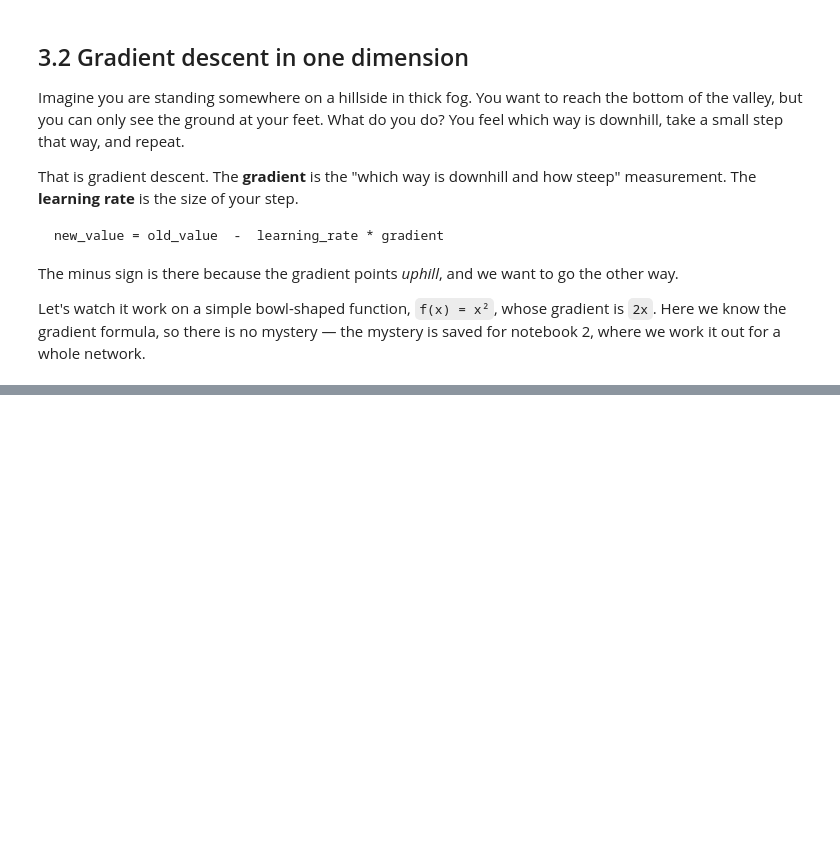
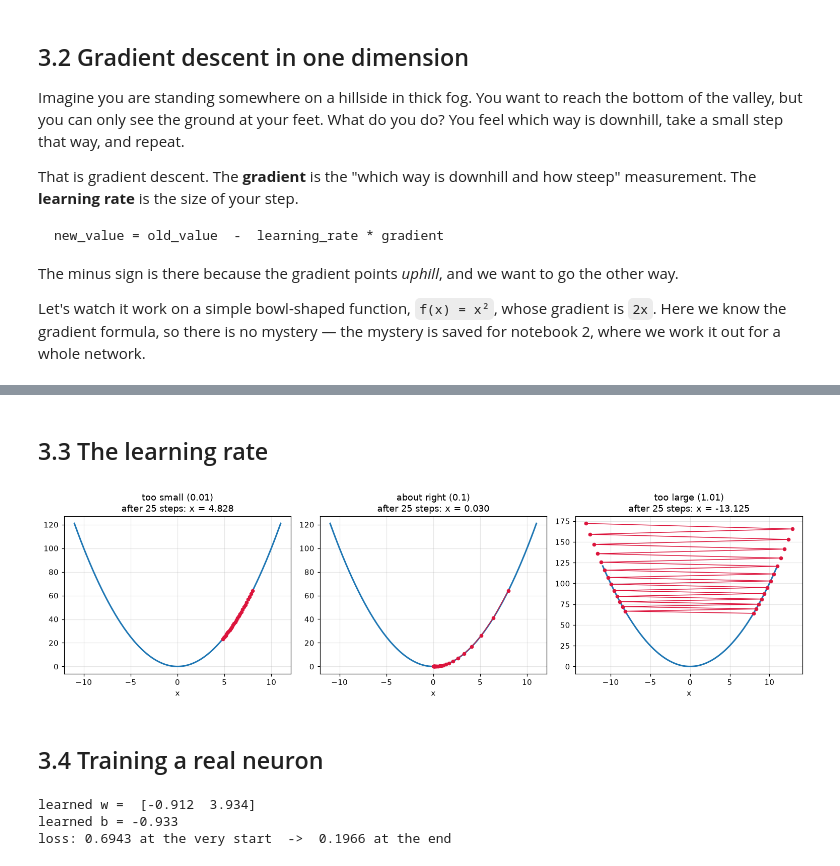
Before and after one commit to riff-raff-17/TTA-Class-Files, a Jupyter notebook: 2026 Term 4/L5309T2 - Tues/pt1_pytorch.ipynb, the cells around one changed output, grey strips where cells are left out. Drawn from its saved outputs; the diff is of its cells as text; code cells hidden in the pictures; blank space fills up the shorter version.

```diff
--- a/2026 Term 4/L5309T2 - Tues/pt1_pytorch.ipynb
+++ b/2026 Term 4/L5309T2 - Tues/pt1_pytorch.ipynb
@@ -415,0 +512,71 @@ plt.show()
+# %% [markdown]
+## 3.3 The learning rate
+# %%
+def descend(lr, steps=25, start=8.0):
+    x, hist = start, [start]
+    for _ in range(steps):
+        x = x - lr * grad_f(x)
+        hist.append(x)
+    return np.array(hist)
+
+
+fig, axes = plt.subplots(1, 3, figsize=(14, 4))
+xs = np.linspace(-11, 11, 200)
+
+for ax, (lr, label) in zip(
+    axes,
+    [
+        (0.01, "too small (0.01)"),
+        (0.10, "about right (0.1)"),
+        (1.01, "too large (1.01)"),
+    ],
+):
+    h = descend(lr)
+    ax.plot(xs, f(xs), linewidth=2)
+    ax.plot(h, f(h), "o-", color="crimson", markersize=4, linewidth=1)
+    ax.set_title(f"{label}\nafter 25 steps: x = {h[-1]:.3f}")
+    ax.set_xlabel("x")
+
+plt.tight_layout()
+plt.show()
+# %% [output]
+[figure, added]
+# %% [markdown]
+## 3.4 Training a real neuron
+# %%
+def train_neuron(X, y, learning_rate=0.1, n_steps=200):
+    """Train one sigmoid neuron with gradient descent. Returns w, b, loss history."""
+    n_samples, n_features = X.shape
+
+    rng_local = np.random.default_rng(0)
+    w = rng_local.normal(size=n_features) * 0.01
+    b = 0.0
+
+    losses = []
+    for step in range(n_steps):
+        # ---- forward pass: what does the model currently predict? ----
+        z = X @ w + b  # (n_samples,)
+        y_pred = sigmoid(z)  # (n_samples,) probabilities
+        losses.append(bce_loss(y_pred, y))
+
+        # ---- backward pass: which way is downhill? ----
+        error = y_pred - y  # (n_samples,)
+        grad_w = (X.T @ error) / n_samples  # (n_features,)
+        grad_b = np.mean(error)  # scalar
+
+        # ---- update: take a step downhill ----
+        w = w - learning_rate * grad_w
+        b = b - learning_rate * grad_b
+
+    return w, b, np.array(losses)
+
+y_f = y.astype(float)
+w_trained, b_trained, losses = train_neuron(X, y_f, learning_rate=0.5, n_steps=300)
+
+print("learned w = ", np.round(w_trained, 3))
+print("learned b =", round(b_trained, 3))
+print(f"loss: {losses[0]:.4f} at the very start  ->  {losses[-1]:.4f} at the end")
+# %% [output]
+learned w =  [-0.912  3.934]
+learned b = -0.933
+loss: 0.6943 at the very start  ->  0.1966 at the end
```
Also changed, not shown: parts of 25 cells of this notebook, 6 other files.
